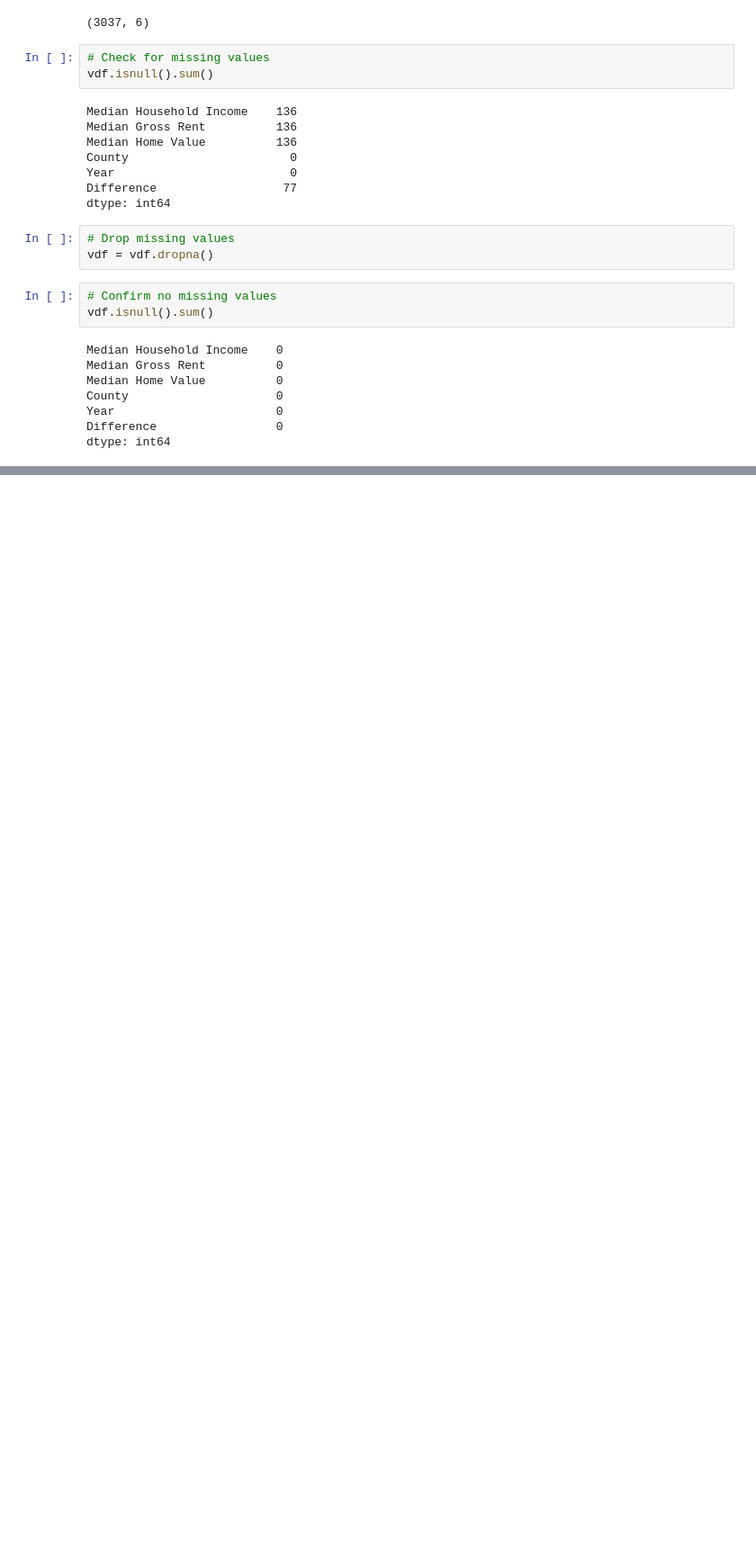
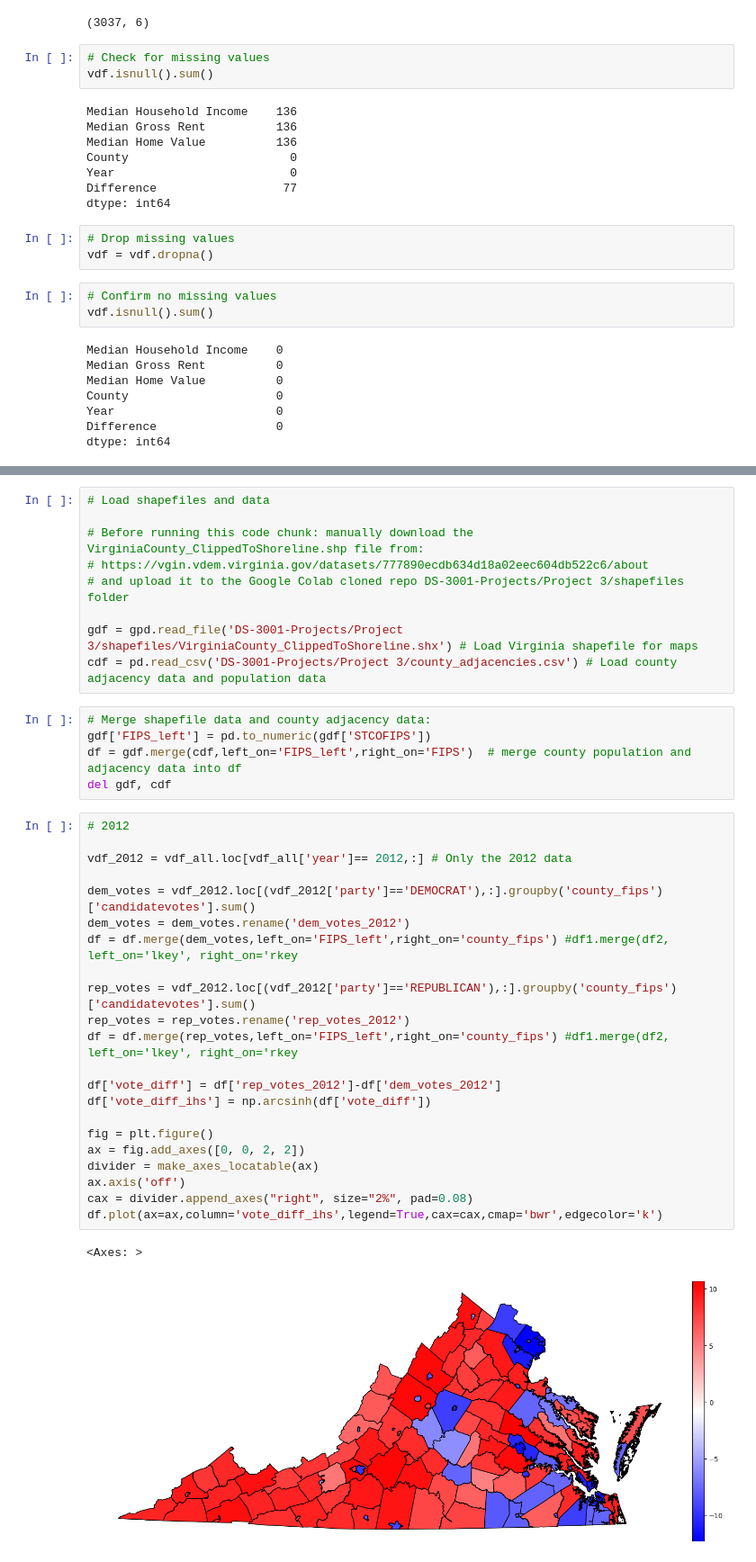
Before and after one commit to gdbwoo/DS-3001-Projects, a Jupyter notebook: Project 3/project_voting.ipynb, the cells around one changed output, grey strips where cells are left out. Shown at 90% size. Drawn from its saved outputs; the diff is of its cells as text; blank space fills up the shorter version.

Commit message:
visualizations and rsq up

```diff
--- a/Project 3/project_voting.ipynb
+++ b/Project 3/project_voting.ipynb
@@ -275,0 +286,39 @@ dtype: int64
+# %%
+# Load shapefiles and data
+
+# Before running this code chunk: manually download the VirginiaCounty_ClippedToShoreline.shp file from:
+# https://vgin.vdem.virginia.gov/datasets/777890ecdb634d18a02eec604db522c6/about
+# and upload it to the Google Colab cloned repo DS-3001-Projects/Project 3/shapefiles folder
+
+gdf = gpd.read_file('DS-3001-Projects/Project 3/shapefiles/VirginiaCounty_ClippedToShoreline.shx') # Load Virginia shapefile for maps
+cdf = pd.read_csv('DS-3001-Projects/Project 3/county_adjacencies.csv') # Load county adjacency data and population data
+# %%
+# Merge shapefile data and county adjacency data:
+gdf['FIPS_left'] = pd.to_numeric(gdf['STCOFIPS'])
+df = gdf.merge(cdf,left_on='FIPS_left',right_on='FIPS')  # merge county population and adjacency data into df
+del gdf, cdf
+# %%
+# 2012
+
+vdf_2012 = vdf_all.loc[vdf_all['year']== 2012,:] # Only the 2012 data
+
+dem_votes = vdf_2012.loc[(vdf_2012['party']=='DEMOCRAT'),:].groupby('county_fips')['candidatevotes'].sum()
+dem_votes = dem_votes.rename('dem_votes_2012')
+df = df.merge(dem_votes,left_on='FIPS_left',right_on='county_fips') #df1.merge(df2, left_on='lkey', right_on='rkey
+
+rep_votes = vdf_2012.loc[(vdf_2012['party']=='REPUBLICAN'),:].groupby('county_fips')['candidatevotes'].sum()
+rep_votes = rep_votes.rename('rep_votes_2012')
+df = df.merge(rep_votes,left_on='FIPS_left',right_on='county_fips') #df1.merge(df2, left_on='lkey', right_on='rkey
+
+df['vote_diff'] = df['rep_votes_2012']-df['dem_votes_2012']
+df['vote_diff_ihs'] = np.arcsinh(df['vote_diff'])
+
+fig = plt.figure()
+ax = fig.add_axes([0, 0, 2, 2])
+divider = make_axes_locatable(ax)
+ax.axis('off')
+cax = divider.append_axes("right", size="2%", pad=0.08)
+df.plot(ax=ax,column='vote_diff_ihs',legend=True,cax=cax,cmap='bwr',edgecolor='k')
+# %% [output]
+<Axes: >
+[figure, added]
```
Also changed, not shown: parts of 19 cells of this notebook.
